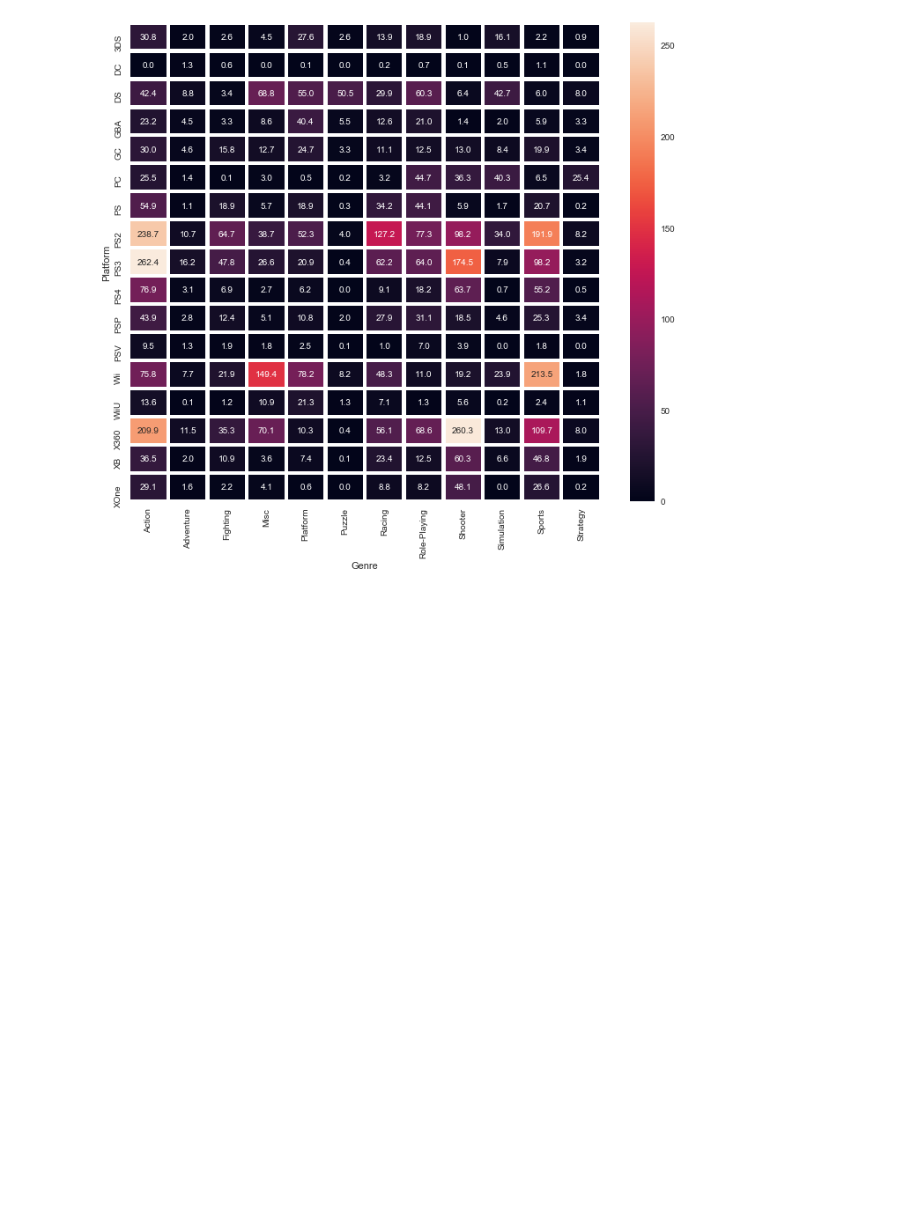
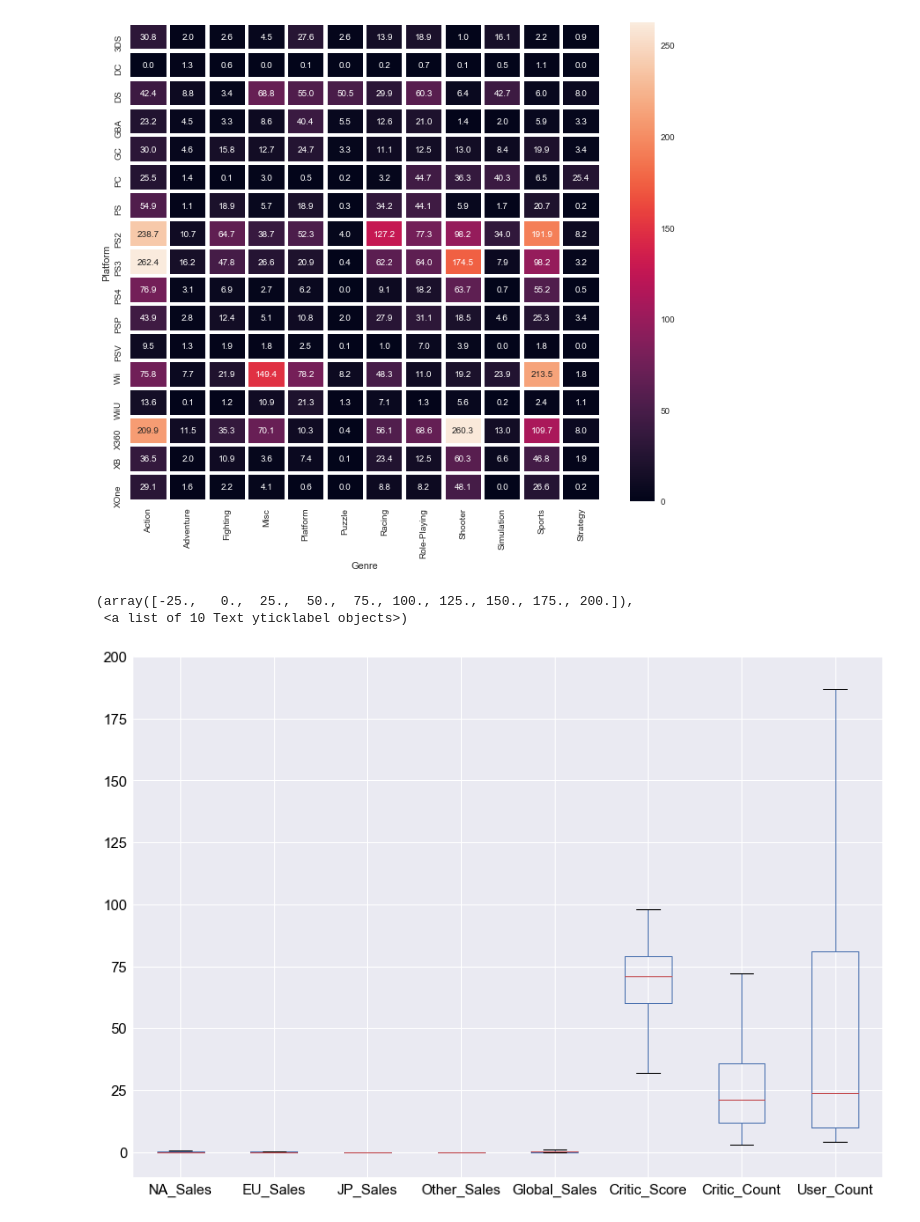
Before and after one commit to Wagenod/ODS-2018-Autumn, a Jupyter notebook: Lecture_02_visual_data_analysis/Learn/Untitled.ipynb, the cells around one changed output. Drawn from its saved outputs; the diff is of its cells as text; code cells hidden in the pictures; blank space fills up the shorter version.

```diff
--- a/Lecture_02_visual_data_analysis/Learn/Untitled.ipynb
+++ b/Lecture_02_visual_data_analysis/Learn/Untitled.ipynb
@@ -253,3 +253,14 @@ sns.heatmap(pivot, fmt = ".1f", linewidth = 3.5, annot = True)
 # %% [output]
 <matplotlib.axes._subplots.AxesSubplot at 0x...>
 [figure]
+# %%
+plt.rcParams['figure.figsize'] = 14,10
+
+data[[col for col in data.columns if 'Year_of_Release' not in col]].plot(kind = 'box')
+plt.ylim(-10,200)
+plt.xticks(size =15, weight ='normal', color = 'black', fontname = 'Arial')
+plt.yticks(size = 15, weight = 'normal', color = 'black', fontname = 'Arial')
+# %% [output]
+(array([-25.,   0.,  25.,  50.,  75., 100., 125., 150., 175., 200.]),
+ <a list of 10 Text yticklabel objects>)
+[figure, added]
```
Also changed, not shown: parts of 18 cells of this notebook, 4 other files.
